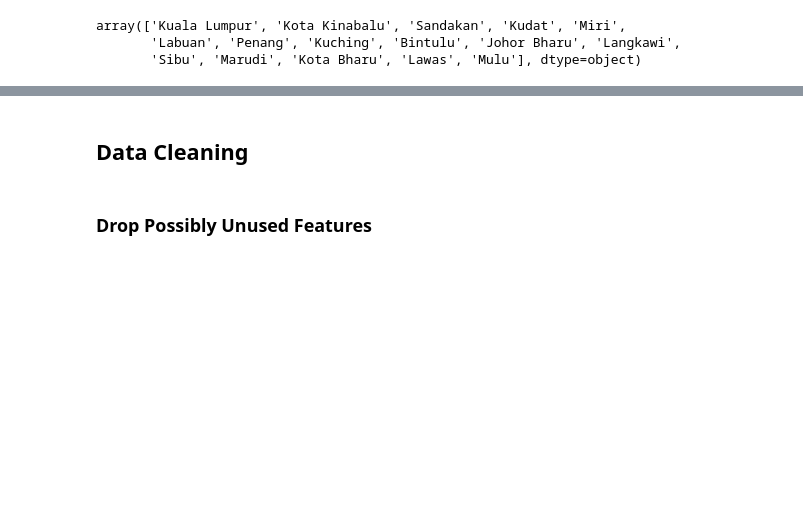
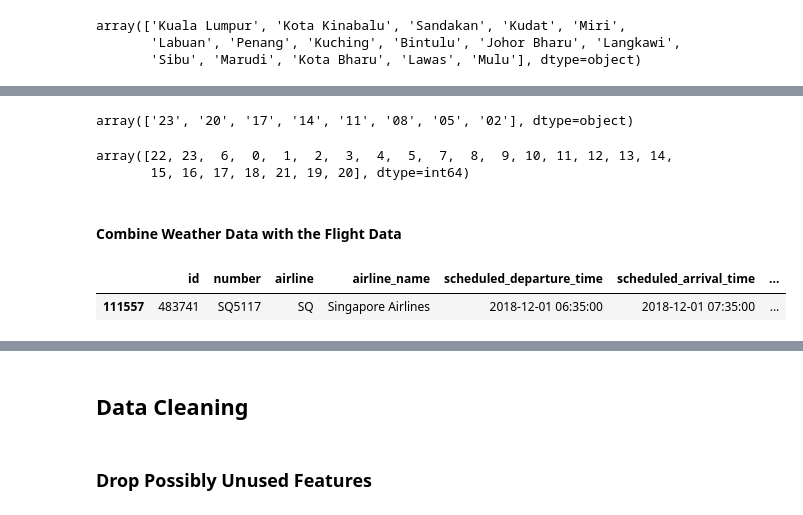
Before and after one commit to arikunco/iykra-dsa-bootcamp, a Jupyter notebook: practice_cases/Practice Case 04 - Predicting Flight Delays.ipynb, the cells around one changed output, grey strips where cells are left out. Cells and saved outputs as stored; diff of their text form; code cells hidden in the pictures; blank space fills up the shorter version.

Commit message:
Added weather data

```diff
--- a/practice_cases/Practice Case 04 - Predicting Flight Delays.ipynb
+++ b/practice_cases/Practice Case 04 - Predicting Flight Delays.ipynb
@@ -355,0 +335,36 @@ Name: Local time in Kuala Lumpur (airport), Length: 736, dtype: object
+# %%
+weather_data_comp_df["time"].unique()
+# %% [output]
+array(['23', '20', '17', '14', '11', '08', '05', '02'], dtype=object)
+# %%
+df["scheduled_departure_hour"].unique()
+# %% [output]
+array([22, 23,  6,  0,  1,  2,  3,  4,  5,  7,  8,  9, 10, 11, 12, 13, 14,
+       15, 16, 17, 18, 21, 19, 20], dtype=int64)
+# %%
+def get_closest_weather_time(time):
+    if time in [1, 2, 3]:
+        return "02"
+    elif time in [4, 5, 6]:
+        return "05"
+    elif time in [7, 8, 9]:
+        return "08"
+    elif time in [10, 11, 12]:
+        return "11"
+    elif time in [13, 14, 15]:
+        return "14"
+    elif time in [16, 17, 18]:
+        return "17"
+    elif time in [19, 20, 21]:
+        return "20"
+    elif time in [22, 23, 0]:
+        return "23"
+# %%
+df["closest_weather_time"] = df["scheduled_departure_hour"].apply(get_closest_weather_time)
+# %% [markdown]
+#### Combine Weather Data with the Flight Data
+# %%
+df.sample()
+# %% [output]
+|  | id | number | airline | airline_name | scheduled_departure_time | scheduled_arrival_time | ... |
+| 111557 | 483741 | SQ5117 | SQ | Singapore Airlines | 2018-12-01 06:35:00 | 2018-12-01 07:35:00 | ... |
```
Also changed, not shown: parts of 14 cells of this notebook, 9 other files.
